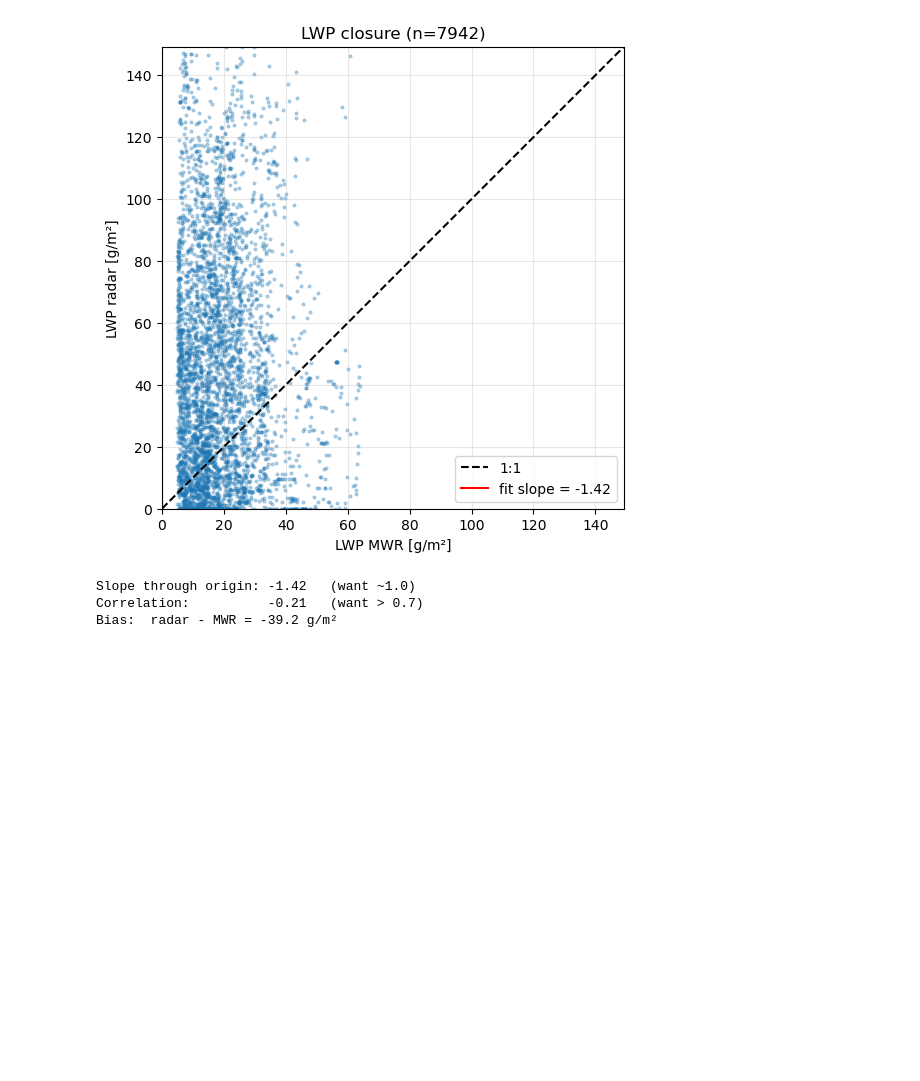
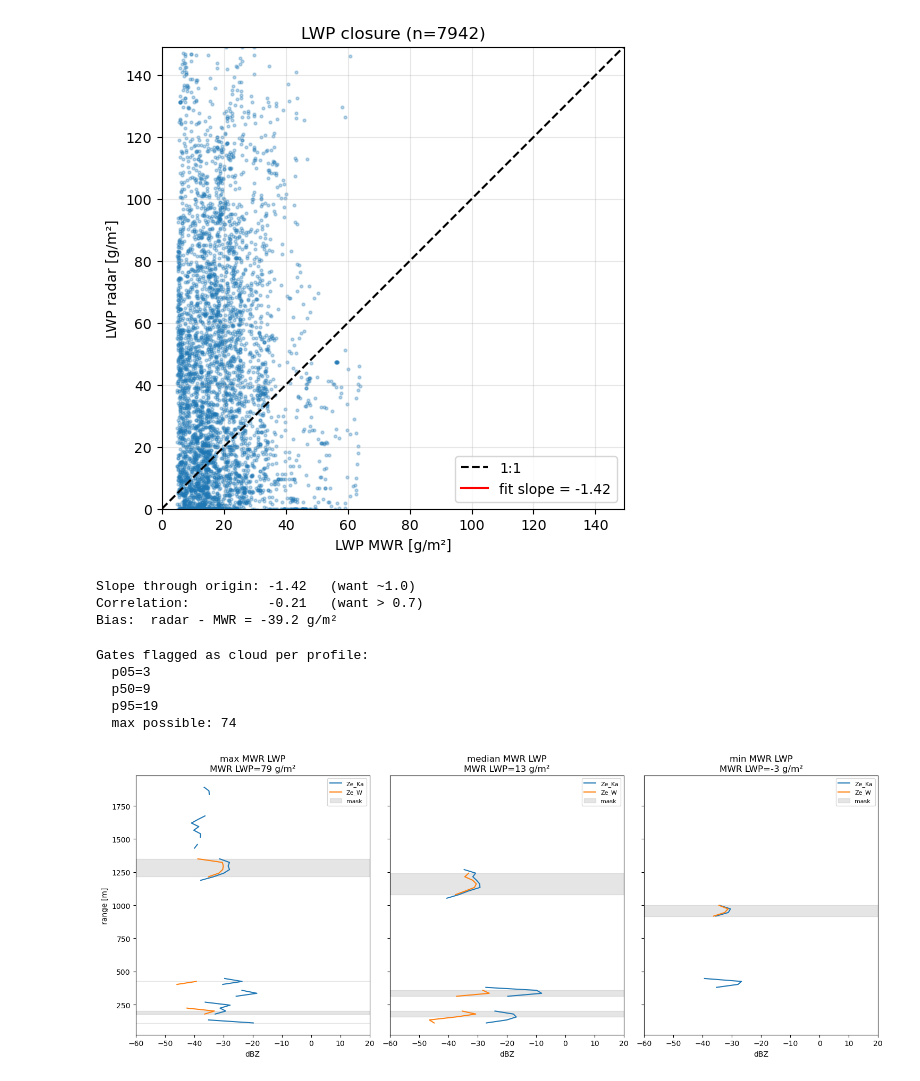
Before and after one commit to geronbreuergb-tech/dual_freq_radar_lwc, a Jupyter notebook: notebooks/04_lwc_retrieval_zhu.ipynb, the cells around one changed output. Saved outputs shown, nothing was run; the diff lists cells and outputs as text; code cells hidden in the pictures; blank space fills up the shorter version.

```diff
--- a/notebooks/04_lwc_retrieval_zhu.ipynb
+++ b/notebooks/04_lwc_retrieval_zhu.ipynb
@@ -640,3 +640,42 @@ print(f"Bias:  radar - MWR = {np.nanmean(y[good] - x[good]):+.1f} g/m²")
 Slope through origin: -1.42   (want ~1.0)
 Correlation:          -0.21   (want > 0.7)
 Bias:  radar - MWR = -39.2 g/m²
+# %%
+# %% A1: How many "cloud" gates per profile?
+gates_per_profile = ds_retrieval["cloud_mask"].sum(dim="range")
+print(f"Gates flagged as cloud per profile:")
+print(f"  p05={float(gates_per_profile.quantile(0.05)):.0f}")
+print(f"  p50={float(gates_per_profile.quantile(0.50)):.0f}")
+print(f"  p95={float(gates_per_profile.quantile(0.95)):.0f}")
+print(f"  max possible: {ds_retrieval['cloud_mask'].sizes['range']}")
+# %% [output]
+Gates flagged as cloud per profile:
+  p05=3
+  p50=9
+  p95=19
+  max possible: 74
+# %%
+# %% A2: Spot-check three profiles - Ze_Ka, Ze_W, mask, LWC side by side
+import matplotlib.pyplot as plt
+
+# Pick 3 times: one from a high-MWR-LWP moment, one low, one middle
+lwp_mwr_vals = ds_retrieval["LWP"].values
+i_hi  = int(np.nanargmax(lwp_mwr_vals))
+i_lo  = int(np.nanargmin(np.abs(lwp_mwr_vals - np.nanmedian(lwp_mwr_vals))))
+i_zero = int(np.nanargmin(lwp_mwr_vals))
+
+fig, axes = plt.subplots(1, 3, figsize=(15, 6), sharey=True)
+for ax, idx, label in zip(axes, [i_hi, i_lo, i_zero],
+                          ["max MWR LWP", "median MWR LWP", "min MWR LWP"]):
+    h = dwr_2km_smoothed["range"].values
+    ax.plot(ds_retrieval["Ze_Ka"].sel(range=slice(0,2000)).isel(Time=idx), h, label="Ze_Ka")
+    ax.plot(ds_retrieval["Ze_W"].sel(range=slice(0,2000)).isel(Time=idx),  h, label="Ze_W")
+    mask_here = ds_retrieval["cloud_mask"].isel(Time=idx)
+    ax.fill_betweenx(h, -60, 20, where=mask_here, color="grey", alpha=0.2, label="mask")
+    ax.set_xlim(-60, 20); ax.set_xlabel("dBZ")
+    ax.set_title(f"{label}\nMWR LWP={lwp_mwr_vals[idx]:.0f} g/m²")
+    ax.legend(fontsize=8)
+axes[0].set_ylabel("range [m]")
+plt.tight_layout(); plt.show()
+# %% [output]
+[figure, added]
```
Also changed, not shown: parts of 3 cells of this notebook, 2 other files.
